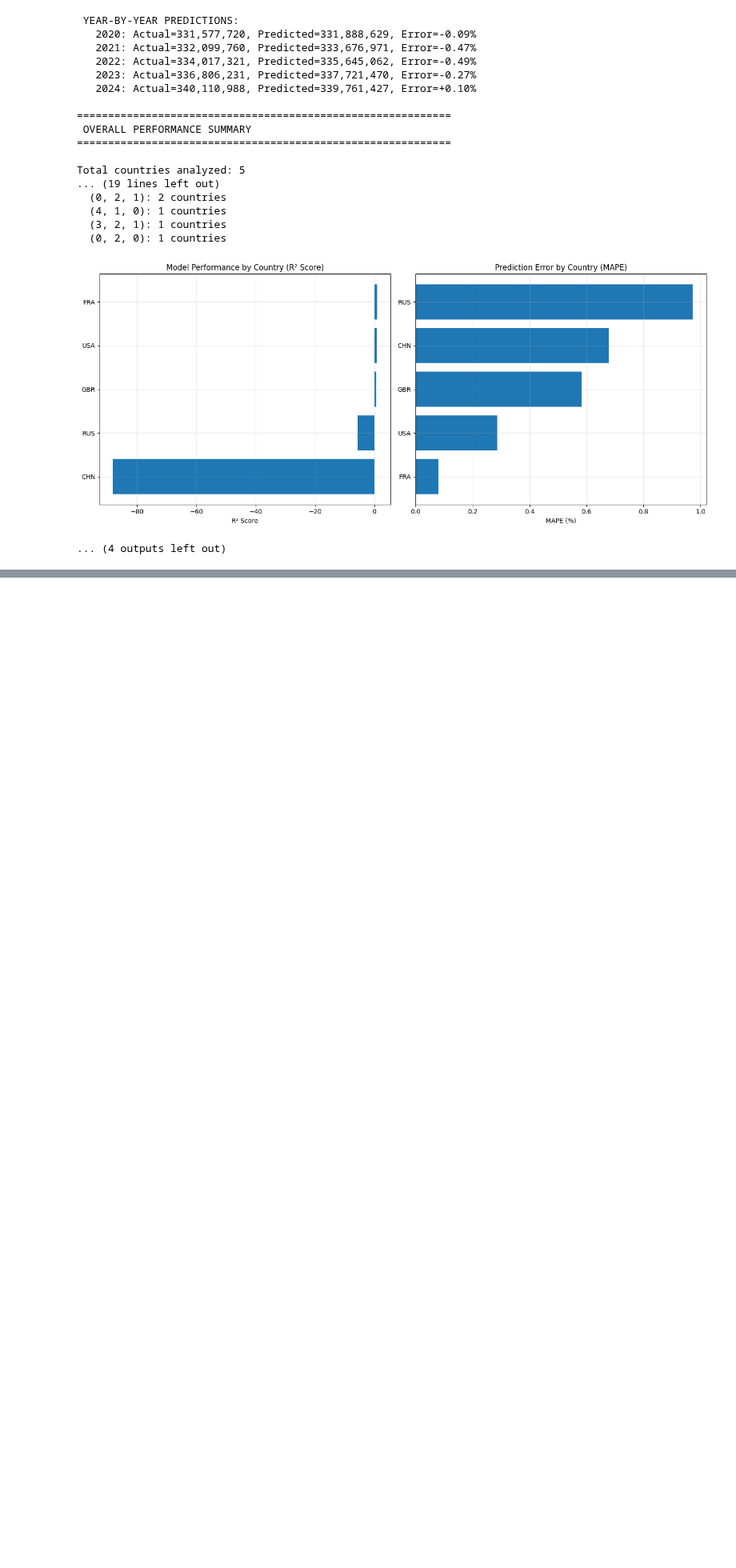
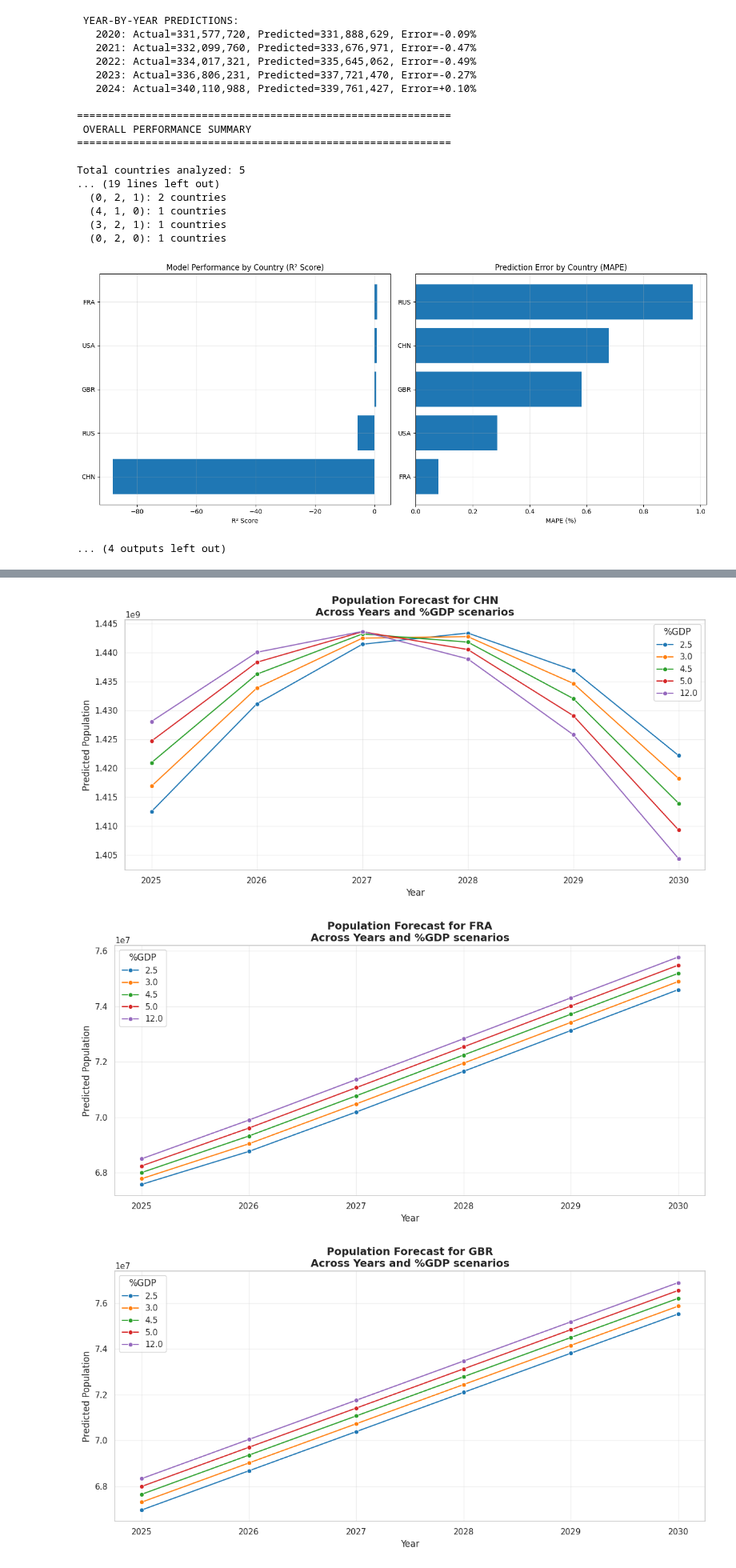
Before and after one commit to sadeeshDeSilva/STRATIA-defense-impact-analysis, a Jupyter notebook: Population_Model.ipynb, the cells around one changed output, grey strips where cells are left out. Shown at 80% size. Cells and saved outputs as stored; diff of their text form; code cells hidden in the pictures; blank space fills up the shorter version.

Commit message:
final population model with recursive forecasting and gdp impact

```diff
--- a/Population_Model.ipynb
+++ b/Population_Model.ipynb
@@ -723,0 +2084,40 @@ Total countries analyzed: 5
+# %%
+import matplotlib.pyplot as plt
+import seaborn as sns
+
+# ==========================
+# 1️⃣ SETUP PLOTTING
+# ==========================
+sns.set(style="whitegrid")
+plt.rcParams["figure.figsize"] = (12, 6)
+
+# ==========================
+# 2️⃣ PLOT FORECASTS FOR EACH COUNTRY
+# ==========================
+# Example: plot first 5 countries
+sample_countries = forecast_df["Country"].unique()[:5]
+
+for country in sample_countries:
+    df_country = forecast_df[forecast_df["Country"] == country]
+
+    plt.figure()
+    sns.lineplot(
+        data=df_country,
+        x="Year",
+        y="Predicted_Population",
+        hue="D_Expenditure_GDP",
+        marker="o",
+        palette="tab10"
+    )
+    plt.title(f"Population Forecast for {country}\nAcross Years and %GDP scenarios", fontsize=14, fontweight="bold")
+    plt.ylabel("Predicted Population")
+    plt.xlabel("Year")
+    plt.legend(title="%GDP")
+    plt.xticks(df_country["Year"].unique())
+    plt.grid(True, alpha=0.3)
+    plt.tight_layout()
+    plt.show()
+# %% [output]
+[figure, added]
+[figure, added]
+[figure, added]
```
Also changed, not shown: parts of 11 cells of this notebook.
